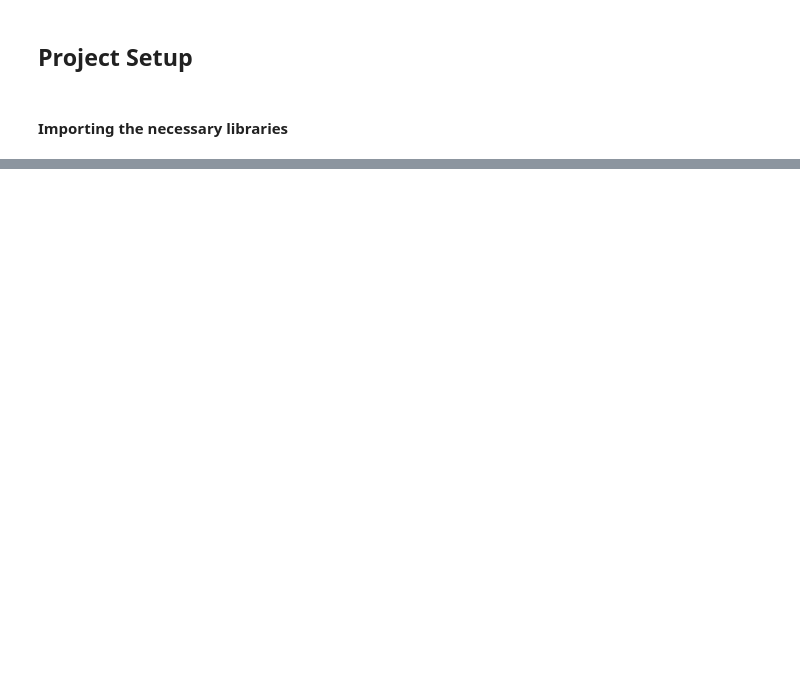
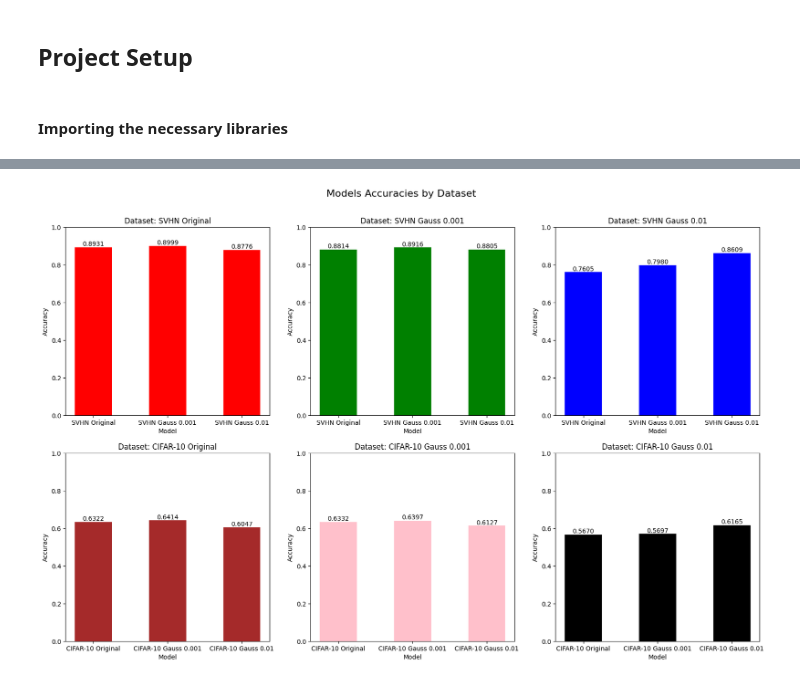
Before and after one commit to rolimans/scc0270-p2, a Jupyter notebook: main.ipynb, the cells around one changed output, grey strips where cells are left out. Saved outputs shown, nothing was run; the diff lists cells and outputs as text; code cells hidden in the pictures; blank space fills up the shorter version.

```diff
--- a/main.ipynb
+++ b/main.ipynb
@@ -424,0 +172,6 @@ The unimportant variables (with W < 0.01) are ['V28']
+# %%
+svhn_train_x = svhn_train_x/255
+svhn_test_x = svhn_test_x/255
+
+c10_train_x = c10_train_x/255
+c10_test_x = c10_test_x/255
@@ -424,0 +497,37 @@ The unimportant variables (with W < 0.01) are ['V28']
+# %%
+titles = [title for variations in datasets_variations for _,_,_, title in variations]
+colors = ['red','green', 'blue', 'brown','pink','black']
+
+accuracies_by_dataset = {}
+accuracies_by_model = {}
+
+for title in titles:
+    accuracies_by_dataset[title] = [(r['model'],r['accuracy']) for r in results if r['dataset'] == title]
+    accuracies_by_model[title] = [(r['dataset'],r['accuracy']) for r in results if r['model'] == title]
+# %%
+fig, axs = plt.subplots(2, 3, figsize=(20, 12))
+
+for i, dataset in enumerate(titles):
+
+    r = accuracies_by_dataset[dataset]
+
+    models = [model for model,_ in r]
+
+    accuracies = [accuracy for _,accuracy in r]
+
+    row = i // 3
+    col = i % 3
+    ax = axs[row, col]
+    ax.bar(models,accuracies, width=0.5, color=colors[i])
+    for model, accuracy in zip(models, accuracies):
+      ax.text(model, accuracy, f'{accuracy:.4f}', ha='center', va='bottom')
+    ax.set_ylim([0, 1])
+    ax.set_title(f"Dataset: {dataset}")
+    ax.set_xlabel('Model')
+    ax.set_ylabel('Accuracy')
+
+plt.suptitle('Models Accuracies by Dataset', fontsize=16, y=0.95)
+
+plt.show()
+# %% [output]
+[figure, added]
```
Also changed, not shown: parts of 76 cells of this notebook, 2 other files.
